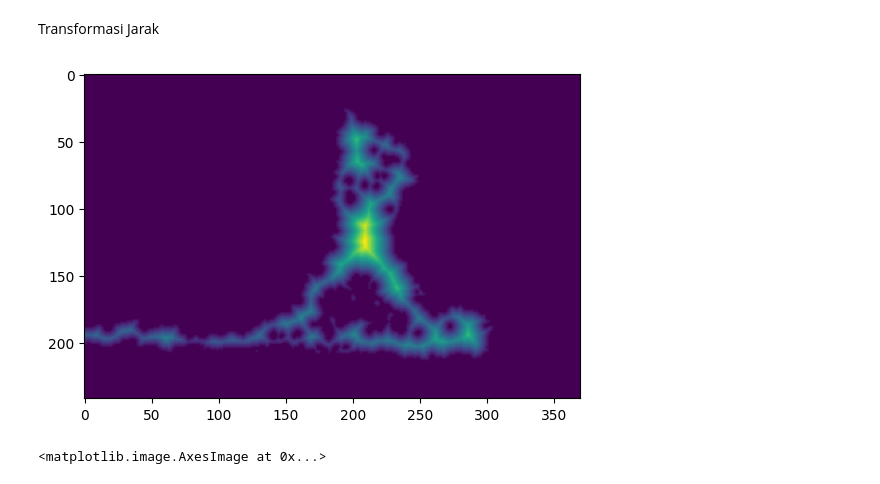
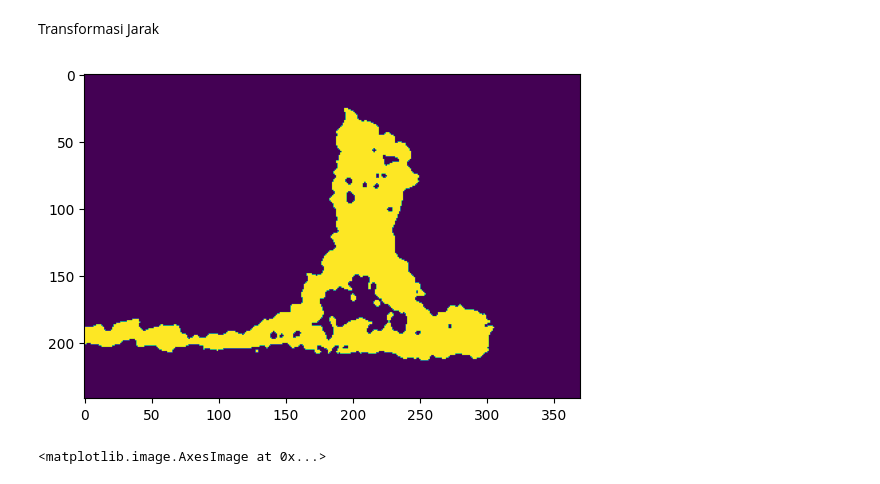
Before and after one commit to Marwahns/image_segmentation, a Jupyter notebook: segmentation_fire.ipynb, the cells around one changed output. Saved outputs shown, nothing was run; the diff lists cells and outputs as text; code cells hidden in the pictures.

```diff
--- a/segmentation_fire.ipynb
+++ b/segmentation_fire.ipynb
@@ -224,10 +279,10 @@ kernel = cv2.getStructuringElement(cv2.MORPH_RECT, (1, 1))
 
 # Perform morphological opening
 # opened = cv2.morphologyEx(combined, cv2.MORPH_OPEN, kernel)
-opened = cv2.morphologyEx(combined, cv2.MORPH_OPEN, kernel, iterations=2)
+opened = cv2.morphologyEx(combined, cv2.MORPH_OPEN, kernel)
 
 # Tampilkan citra hasil operasi morfologi terbuka
-# cv2.imwrite('image_morphology.png', opened)
+cv2.imwrite('image_morphology.png', opened)
 cv2.imshow('Opened Image', opened)
 
 cv2.waitKey(0)
@@ -278,25 +336,25 @@ Transformasi Jarak
 # %%
 # Dapatkan transformasi jarak dari citra hasil morfologi terbuka
 dist_transform = cv2.distanceTransform(opened, cv2.DIST_L2, 3)
 
 # Normalisasi transformasi jarak untuk tampilan yang lebih baik
 dist_transform = cv2.normalize(dist_transform, None, 0, 255, cv2.NORM_MINMAX, dtype=cv2.CV_8U)
 
 ret, sure_fg = cv2.threshold(dist_transform, 0.01*dist_transform.max(), 255,0 )
-plt.imshow(dist_transform)
+plt.imshow(sure_fg)
 
-# # Tampilkan citra transformasi jarak
-# cv2.imwrite('image_transformasi_jarak.png', dist_transform)
-# cv2.imshow('Distance Transform', dist_transform)
-# cv2.waitKey(0)
-# cv2.destroyAllWindows()
+# Tampilkan citra transformasi jarak
+cv2.imwrite('image_transformasi_jarak.png', dist_transform)
+cv2.imshow('Distance Transform', dist_transform)
+cv2.waitKey(0)
+cv2.destroyAllWindows()
 
-# sure_fg = np.uint8(sure_fg)
+sure_fg = np.uint8(sure_fg)
 
 # # Dapatkan area yang tidak termasuk dalam area objek menggunakan operasi pengurangan (dapatkan area background)
 sure_bg = cv2.subtract(opened, sure_fg.astype(np.uint8))
 
 # plt.imshow(sure_bg)
 # %% [output]
-[figure, old version]
+[figure, new version]
 # %%
```
Also changed, not shown: parts of 30 cells of this notebook, 28 other files.
